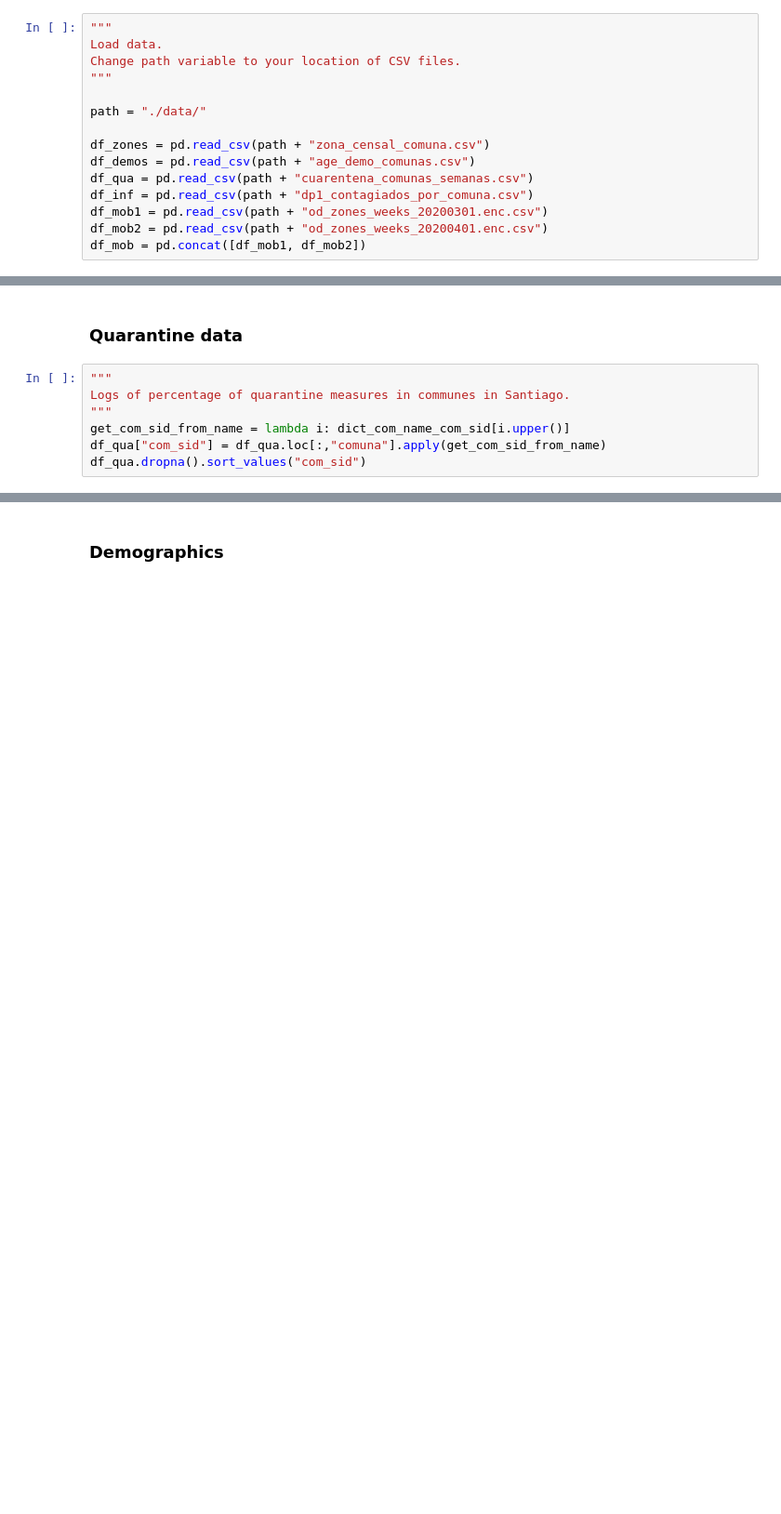
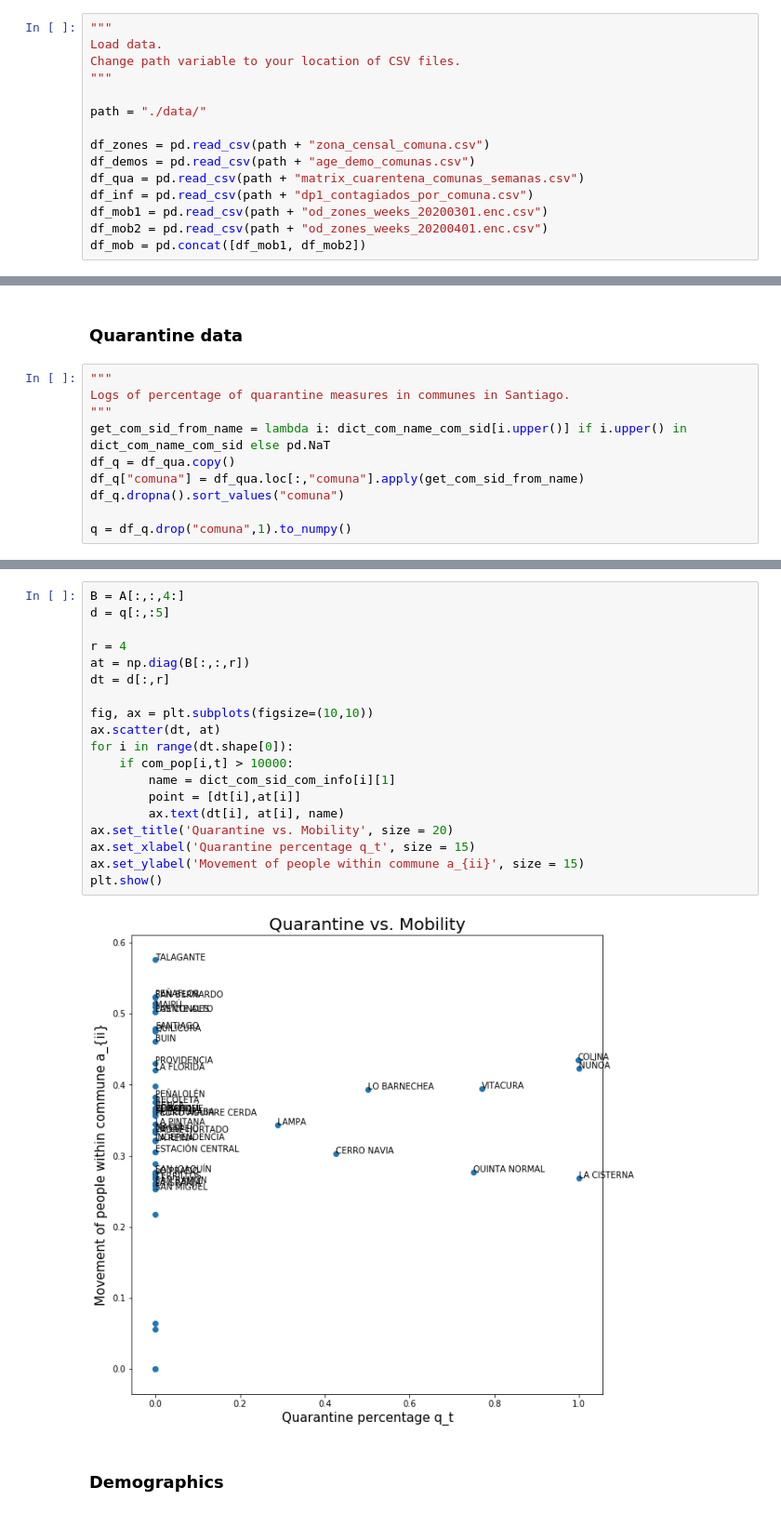
Before and after one commit to gweintra/covid19, a Jupyter notebook: ml_models.ipynb, the cells around one changed output, grey strips where cells are left out. Shown at 93% size. Drawn from its saved outputs; the diff is of its cells as text; blank space fills up the shorter version.

```diff
--- a/ml_models.ipynb
+++ b/ml_models.ipynb
@@ -15,7 +15,7 @@ path = "./data/"
 
 df_zones = pd.read_csv(path + "zona_censal_comuna.csv")
 df_demos = pd.read_csv(path + "age_demo_comunas.csv")
-df_qua = pd.read_csv(path + "cuarentena_comunas_semanas.csv")
+df_qua = pd.read_csv(path + "matrix_cuarentena_comunas_semanas.csv")
 df_inf = pd.read_csv(path + "dp1_contagiados_por_comuna.csv")
 df_mob1 = pd.read_csv(path + "od_zones_weeks_20200301.enc.csv")
 df_mob2 = pd.read_csv(path + "od_zones_weeks_20200401.enc.csv")
@@ -219,6 +232,9 @@ y.shape
 """
 Logs of percentage of quarantine measures in communes in Santiago.
 """
-get_com_sid_from_name = lambda i: dict_com_name_com_sid[i.upper()]
-df_qua["com_sid"] = df_qua.loc[:,"comuna"].apply(get_com_sid_from_name)
-df_qua.dropna().sort_values("com_sid")
+get_com_sid_from_name = lambda i: dict_com_name_com_sid[i.upper()] if i.upper() in dict_com_name_com_sid else pd.NaT
+df_q = df_qua.copy()
+df_q["comuna"] = df_qua.loc[:,"comuna"].apply(get_com_sid_from_name)
+df_q.dropna().sort_values("comuna")
+
+q = df_q.drop("comuna",1).to_numpy()
@@ -239,3 +241,24 @@ df_qua.dropna().sort_values("com_sid")
+# %%
+B = A[:,:,4:]
+d = q[:,:5]
+
+r = 4
+at = np.diag(B[:,:,r])
+dt = d[:,r]
+
+fig, ax = plt.subplots(figsize=(10,10))
+ax.scatter(dt, at)
+for i in range(dt.shape[0]):
+    if com_pop[i,t] > 10000:
+        name = dict_com_sid_com_info[i][1]
+        point = [dt[i],at[i]]
+        ax.text(dt[i], at[i], name)
+ax.set_title('Quarantine vs. Mobility', size = 20)
+ax.set_xlabel('Quarantine percentage q_t', size = 15)
+ax.set_ylabel('Movement of people within commune a_{ii}', size = 15)
+plt.show()
+# %% [output]
+[figure, added]
 # %% [markdown]
 ### Demographics
 # %%
```
Also changed, not shown: parts of 15 cells of this notebook.
